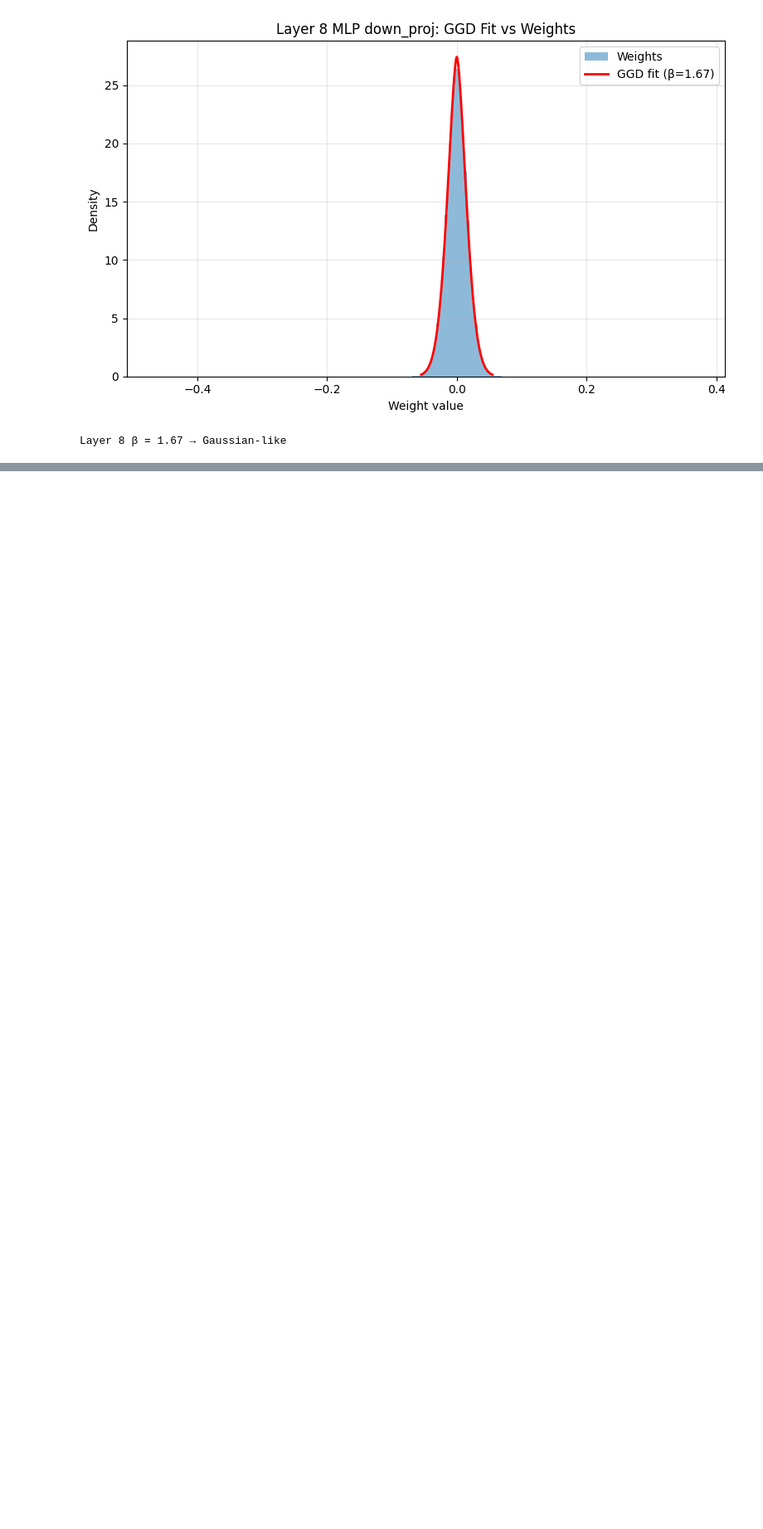
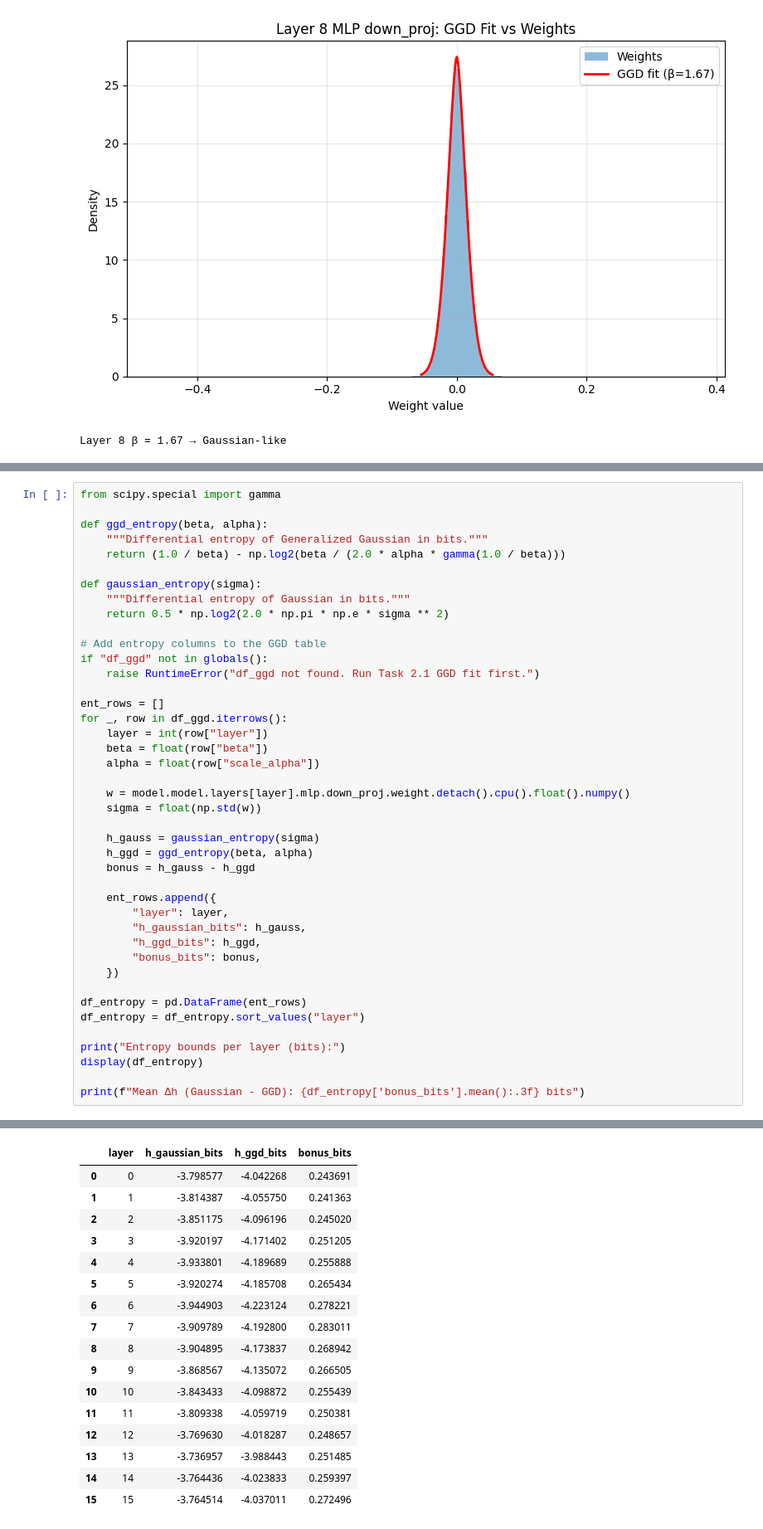
Before and after one commit to andremiguelc/transformer-compression-limits, a Jupyter notebook: notebooks/02_2_quantization_rate_distortion.ipynb, the cells around one changed output, grey strips where cells are left out. Shown at 83% size. Drawn from its saved outputs; the diff is of its cells as text; blank space fills up the shorter version.

```diff
--- a/notebooks/02_2_quantization_rate_distortion.ipynb
+++ b/notebooks/02_2_quantization_rate_distortion.ipynb
@@ -1026,0 +1032,43 @@ Layer 8 β = 1.67 → Gaussian-like
+# %%
+from scipy.special import gamma
+
+def ggd_entropy(beta, alpha):
+    """Differential entropy of Generalized Gaussian in bits."""
+    return (1.0 / beta) - np.log2(beta / (2.0 * alpha * gamma(1.0 / beta)))
+
+def gaussian_entropy(sigma):
+    """Differential entropy of Gaussian in bits."""
+    return 0.5 * np.log2(2.0 * np.pi * np.e * sigma ** 2)
+
+# Add entropy columns to the GGD table
+if "df_ggd" not in globals():
+    raise RuntimeError("df_ggd not found. Run Task 2.1 GGD fit first.")
+
+ent_rows = []
+for _, row in df_ggd.iterrows():
+    layer = int(row["layer"])
+    beta = float(row["beta"])
+    alpha = float(row["scale_alpha"])
+
+    w = model.model.layers[layer].mlp.down_proj.weight.detach().cpu().float().numpy()
+    sigma = float(np.std(w))
+
+    h_gauss = gaussian_entropy(sigma)
+    h_ggd = ggd_entropy(beta, alpha)
+    bonus = h_gauss - h_ggd
+
+    ent_rows.append({
+        "layer": layer,
+        "h_gaussian_bits": h_gauss,
+        "h_ggd_bits": h_ggd,
+        "bonus_bits": bonus,
+    })
+
+df_entropy = pd.DataFrame(ent_rows)
+df_entropy = df_entropy.sort_values("layer")
+
+print("Entropy bounds per layer (bits):")
+display(df_entropy)
+
+print(f"Mean Δh (Gaussian - GGD): {df_entropy['bonus_bits'].mean():.3f} bits")
+# %% [output]
@@ -1026,0 +1076,17 @@ Layer 8 β = 1.67 → Gaussian-like
+|  | layer | h_gaussian_bits | h_ggd_bits | bonus_bits |
+| 0 | 0 | -3.798577 | -4.042268 | 0.243691 |
+| 1 | 1 | -3.814387 | -4.055750 | 0.241363 |
+| 2 | 2 | -3.851175 | -4.096196 | 0.245020 |
+| 3 | 3 | -3.920197 | -4.171402 | 0.251205 |
+| 4 | 4 | -3.933801 | -4.189689 | 0.255888 |
+| 5 | 5 | -3.920274 | -4.185708 | 0.265434 |
+| 6 | 6 | -3.944903 | -4.223124 | 0.278221 |
+| 7 | 7 | -3.909789 | -4.192800 | 0.283011 |
+| 8 | 8 | -3.904895 | -4.173837 | 0.268942 |
+| 9 | 9 | -3.868567 | -4.135072 | 0.266505 |
+| 10 | 10 | -3.843433 | -4.098872 | 0.255439 |
+| 11 | 11 | -3.809338 | -4.059719 | 0.250381 |
+| 12 | 12 | -3.769630 | -4.018287 | 0.248657 |
+| 13 | 13 | -3.736957 | -3.988443 | 0.251485 |
+| 14 | 14 | -3.764436 | -4.023833 | 0.259397 |
+| 15 | 15 | -3.764514 | -4.037011 | 0.272496 |
```
Also changed, not shown: parts of 5 cells of this notebook.
